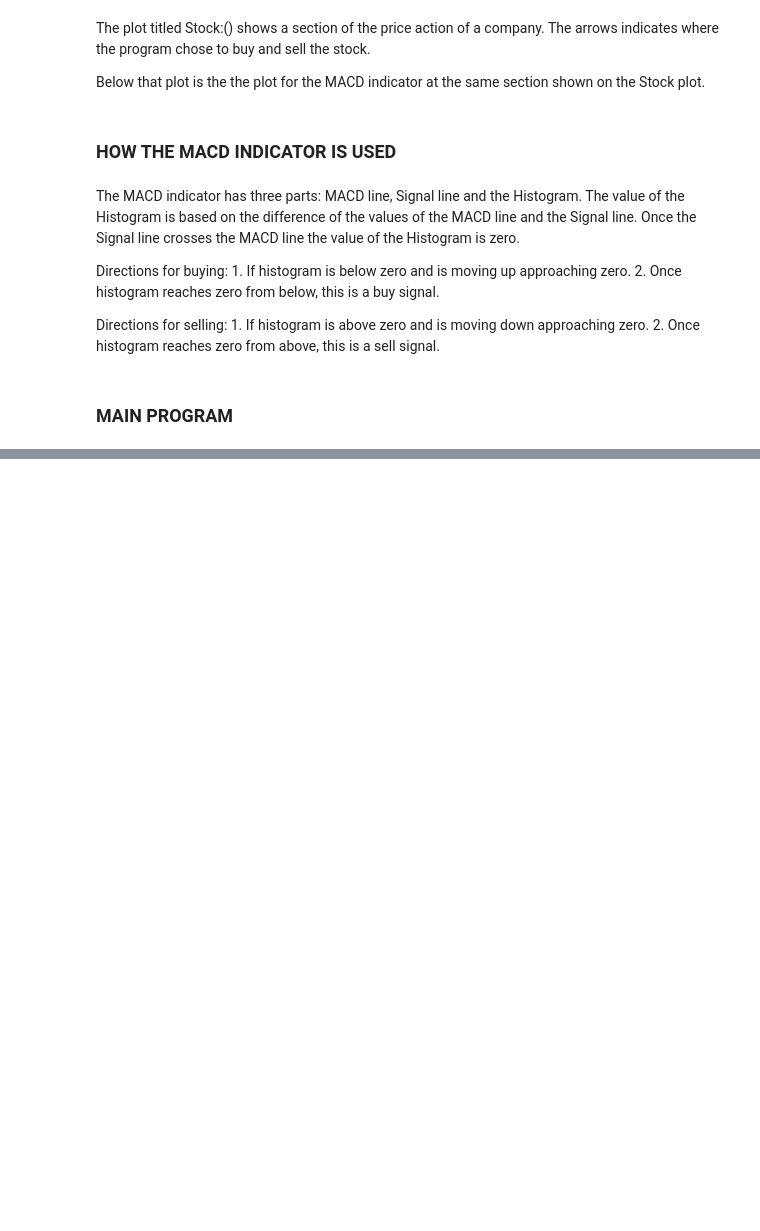
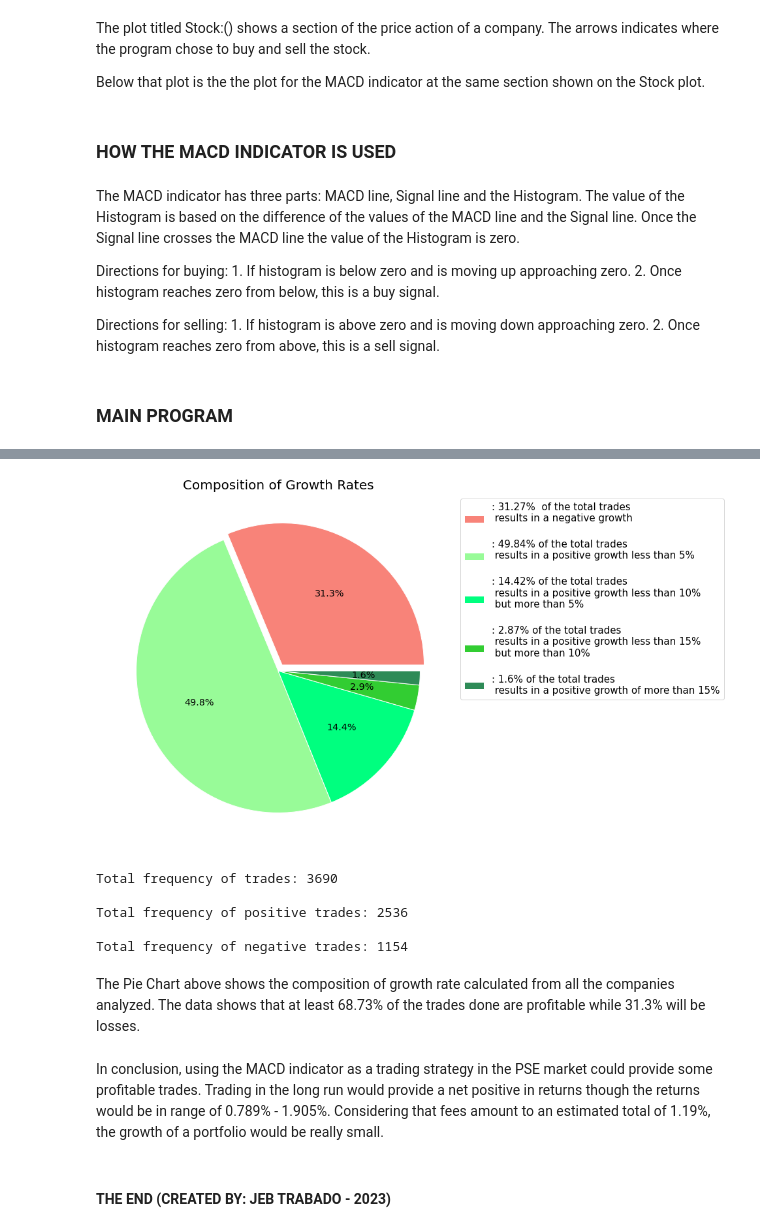
Before and after one commit to jebtrabado/Quantitative-Screener, a Jupyter notebook: MACD/MACD auto calc.ipynb, the cells around one changed output, grey strips where cells are left out. Saved outputs shown, nothing was run; the diff lists cells and outputs as text; code cells hidden in the pictures; blank space fills up the shorter version.

```diff
--- a/MACD/MACD auto calc.ipynb
+++ b/MACD/MACD auto calc.ipynb
@@ -255,0 +254,41 @@ This may show a positive results as the average and median returns are positive
+# %%
+# DATA FOR PIE CHART
+tot_count = len(tot_growth)
+neg_count = len(list(filter(lambda x: (x < 0), tot_growth)))
+pos_count = len(list(filter(lambda x: (x >= 0), tot_growth)))
+pos_5 = len(list(filter(lambda x: (x >= 5), tot_growth)))
+pos_10 = len(list(filter(lambda x: (x >= 10), tot_growth)))
+pos_15 = len(list(filter(lambda x: (x >= 15), tot_growth)))
+
+plt.subplots(figsize=(10, 10))
+name = np.array([neg_count, pos_count - pos_5, pos_5 - pos_10, pos_10 - pos_15, pos_15])
+mylabels = [': ' + str(round(neg_count / tot_count * 100, 2)) + '%  of the total trades \n results in a negative growth \n',
+            ': ' + str(round((pos_count - pos_5) / tot_count * 100, 2)) + '% of the total trades \n results in a positive growth less than 5% \n',
+            ': ' + str(round((pos_5 - pos_10) / tot_count * 100, 2)) + '% of the total trades \n results in a positive growth less than 10% \n but more than 5% \n',
+            ': ' + str(round((pos_10 - pos_15) / tot_count * 100, 2)) + '% of the total trades \n results in a positive growth less than 15%  \n but more than 10% \n',
+            ': ' + str(round(pos_15 / tot_count * 100, 2)) + '% of the total trades \n results in a positive growth of more than 15%']
+mycolor = ['#F88379', '#98fb98', '#00ff7f', '#32cd32', '#2e8b57']
+myexplode = [0.05, 0, 0, 0, 0]
+plt.pie(name, labels = mylabels, explode = myexplode, colors = mycolor, autopct='%.1f%%',
+       wedgeprops={'linewidth': 1.0, 'edgecolor': 'white'},
+       textprops={'size': 'x-large'}, labeldistance=None)
+plt.legend(bbox_to_anchor=(1, 1), loc='upper left', fontsize = 15)
+plt.title('Composition of Growth Rates', fontsize = 20)
+plt.show()
+
+print('Total frequency of trades: ' + str(tot_count) +'\n')
+print('Total frequency of positive trades: ' + str(pos_count) +'\n')
+print('Total frequency of negative trades: ' + str(neg_count) +'\n')
+# %% [output]
+[figure, added]
+Total frequency of trades: 3690
+
+Total frequency of positive trades: 2536
+
+Total frequency of negative trades: 1154
+# %% [markdown]
+The Pie Chart above shows the composition of growth rate calculated from all the companies analyzed. The data shows that at least 68.73% of the trades done are profitable while 31.3% will be losses.
+# %% [markdown]
+In conclusion, using the MACD indicator as a trading strategy in the PSE market could provide some profitable trades. Trading in the long run would provide a net positive in returns though the returns would be in range of 0.789% - 1.905%. Considering that fees amount to an estimated total of 1.19%, the growth of a portfolio would be really small.
+# %% [markdown]
+#### THE END (CREATED BY: JEB TRABADO - 2023)
```
Also changed, not shown: parts of 4 cells of this notebook.
